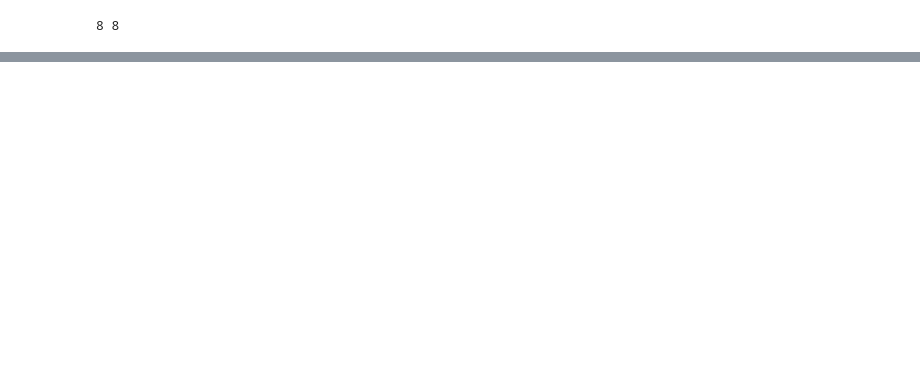
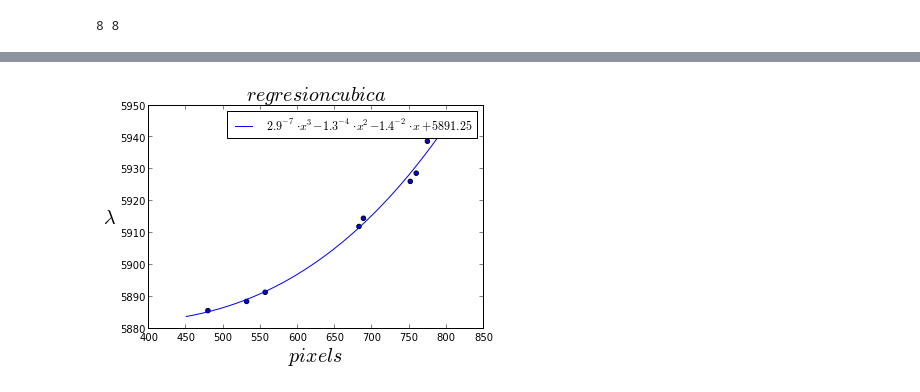
Before and after one commit to daniel-lozano/lab-intermedio, a Jupyter notebook: jupiter/Ajuste.ipynb, the cells around one changed output, grey strips where cells are left out. Saved outputs shown, nothing was run; the diff lists cells and outputs as text; code cells hidden in the pictures; blank space fills up the shorter version.

```diff
--- a/jupiter/Ajuste.ipynb
+++ b/jupiter/Ajuste.ipynb
@@ -43,0 +54,8 @@ print len(lambd),len(pix)
+# %%
+a,b,c,d=polyfit(pix,lambd,3)
+# %%
+x=linspace(450,800,800-450)
+y=zeros(len(x),dtype="float")
+# %%
+for i in range(len(x)):
+    y[i]=a*x[i]**3+b*x[i]**2+c*x[i]+d
@@ -43,0 +66,11 @@ print len(lambd),len(pix)
+# %%
+plot(x,y,label="$ {2.9}^{-7}\cdot{x}^{3}- {1.3}^{-4}\cdot {x}^{2}-{1.4}^{-2}\cdot x +5891.25   $")
+scatter(pix,lambd)
+title("$regresion cubica$",size=20)
+ylabel("$\lambda$",rotation="horizontal",size=20)
+xlabel("$pixels$",size=20)
+legend()
+figsize(20,20)
+savefig("regresion3.png")
+# %% [output]
+[figure, added]
```
Also changed, not shown: parts of 6 cells of this notebook, 1 other file.
